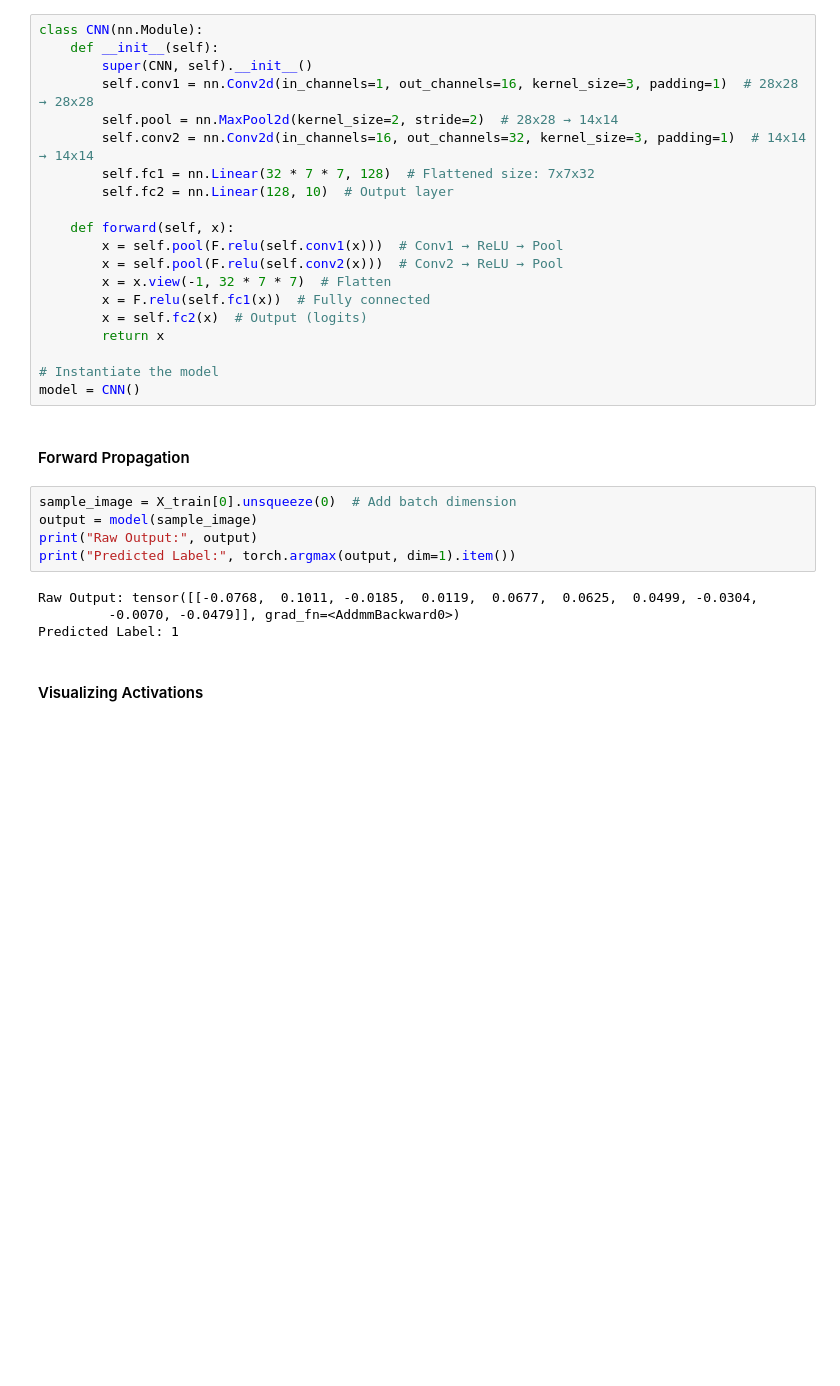
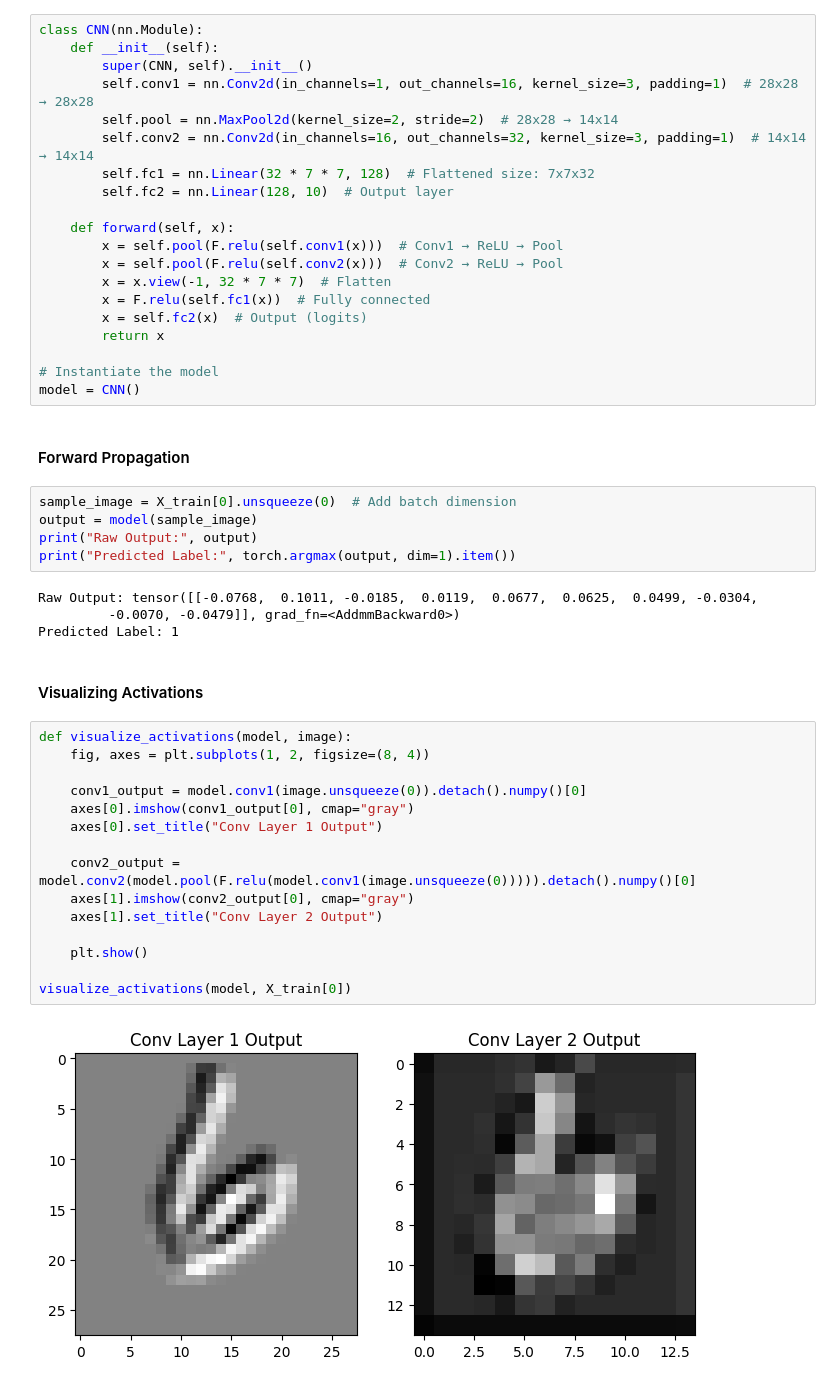
Before and after one commit to kewserseid/Neural-Network-Propagation, a Jupyter notebook: notebooks/feedforward.ipynb, the cells around one changed output. Saved outputs shown, nothing was run; the diff lists cells and outputs as text; blank space fills up the shorter version.

```diff
--- a/notebooks/feedforward.ipynb
+++ b/notebooks/feedforward.ipynb
@@ -111,3 +111,20 @@ Raw Output: tensor([[-0.0768,  0.1011, -0.0185,  0.0119,  0.0677,  0.0625,  0.04
 Predicted Label: 1
 # %% [markdown]
 #### Visualizing Activations
+# %%
+def visualize_activations(model, image):
+    fig, axes = plt.subplots(1, 2, figsize=(8, 4))
+
+    conv1_output = model.conv1(image.unsqueeze(0)).detach().numpy()[0]
+    axes[0].imshow(conv1_output[0], cmap="gray")
+    axes[0].set_title("Conv Layer 1 Output")
+
+    conv2_output = model.conv2(model.pool(F.relu(model.conv1(image.unsqueeze(0))))).detach().numpy()[0]
+    axes[1].imshow(conv2_output[0], cmap="gray")
+    axes[1].set_title("Conv Layer 2 Output")
+
+    plt.show()
+
+visualize_activations(model, X_train[0])
+# %% [output]
+[figure, added]
```
Also changed, not shown: parts of 11 cells of this notebook, 1 other file.
